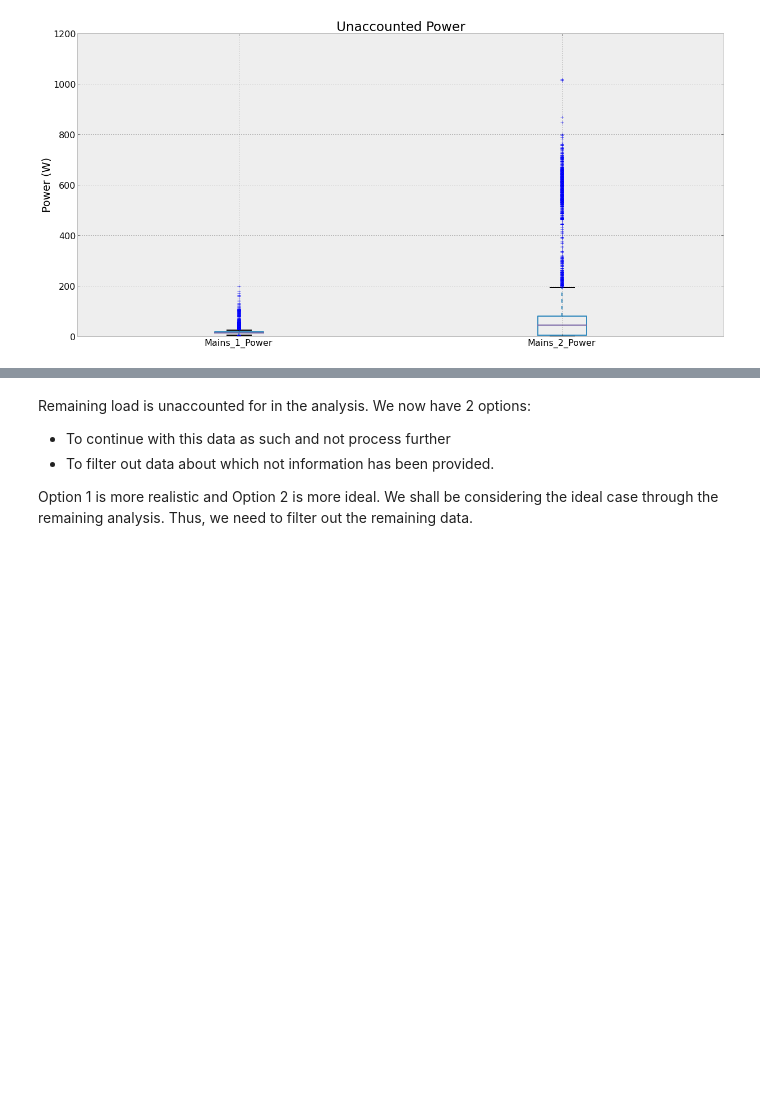
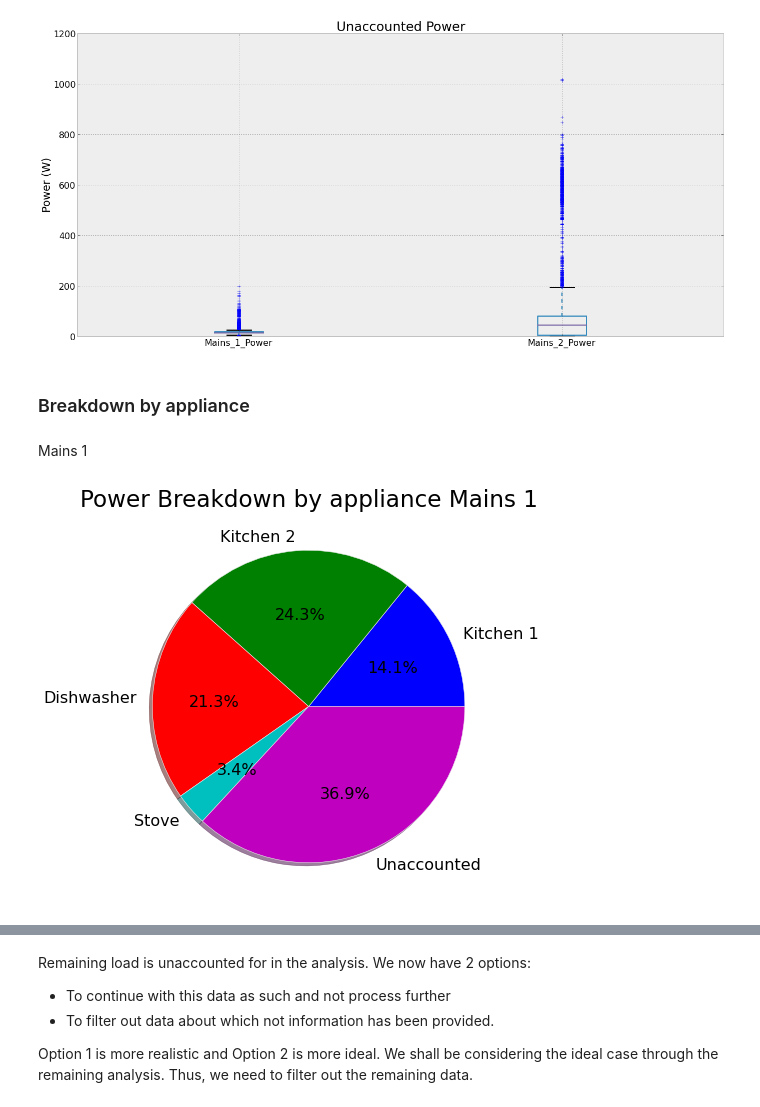
Before and after one commit to nipunbatra/nilm, a Jupyter notebook: REDD_House2_Analysis.ipynb, the cells around one changed output, grey strips where cells are left out. Drawn from its saved outputs; the diff is of its cells as text; code cells hidden in the pictures; blank space fills up the shorter version.

Commit message:
Added pie chart closes #1

```diff
--- a/REDD_House2_Analysis.ipynb
+++ b/REDD_House2_Analysis.ipynb
@@ -612,3 +599,20 @@ plt.ylabel("Power (W)")
 df_mains_minute_minus_kitchen_dishwasher_stove_ref_micro_light.boxplot();
 # %% [output]
 [figure]
+# %% [markdown]
+### Breakdown by appliance
+# %% [markdown]
+Mains 1
+# %%
+labels = 'Kitchen 1', 'Kitchen 2', 'Dishwasher', 'Stove','Unaccounted'
+kitchen_mean,kitchen_2_mean,dishwasher_mean,stove_mean=df_appliances_minute.kitchen.mean(),\
+df_appliances_minute.kitchen_2.mean(),df_appliances_minute.dishwasher.mean(),df_appliances_minute.stove.mean()
+unaccounted_mean=df_mains_minute.Mains_1_Power.mean()-(kitchen_mean+kitchen_2_mean+dishwasher_mean+stove_mean)
+
+fracs = [kitchen_mean,kitchen_2_mean,dishwasher_mean,stove_mean,unaccounted_mean]
+explode=(0, 0, 0, 0,0)
+plt.figsize(7,7)
+plt.title('Power Breakdown by appliance Mains 1');
+plt.pie(fracs, explode=explode, labels=labels,autopct='%1.1f%%', shadow=True);
+# %% [output]
+[figure, added]
```
Also changed, not shown: parts of 19 cells of this notebook, 1 other file.
